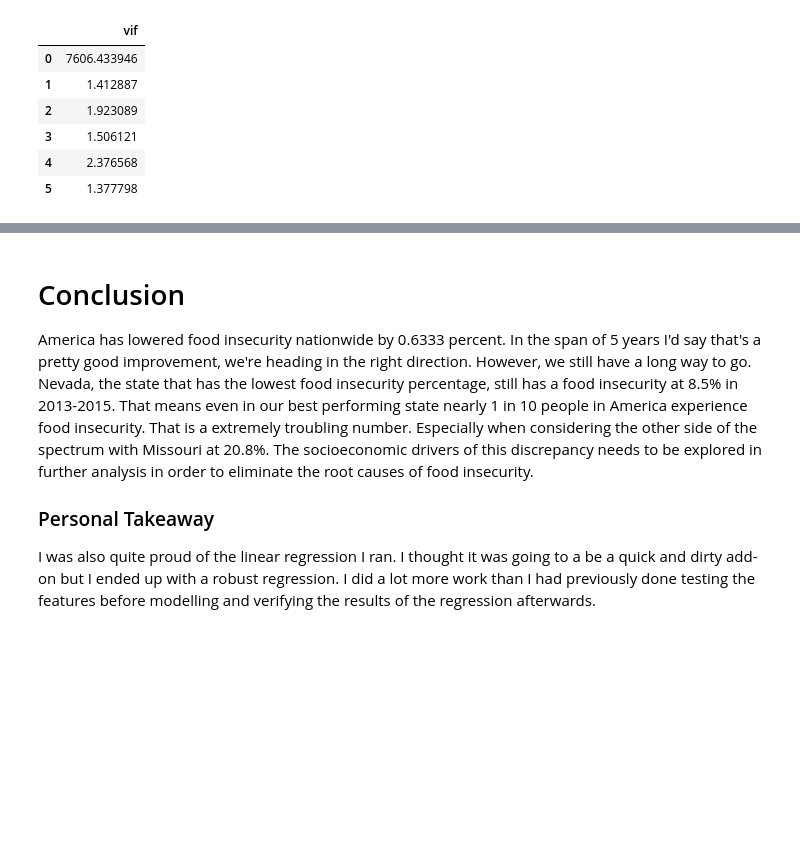
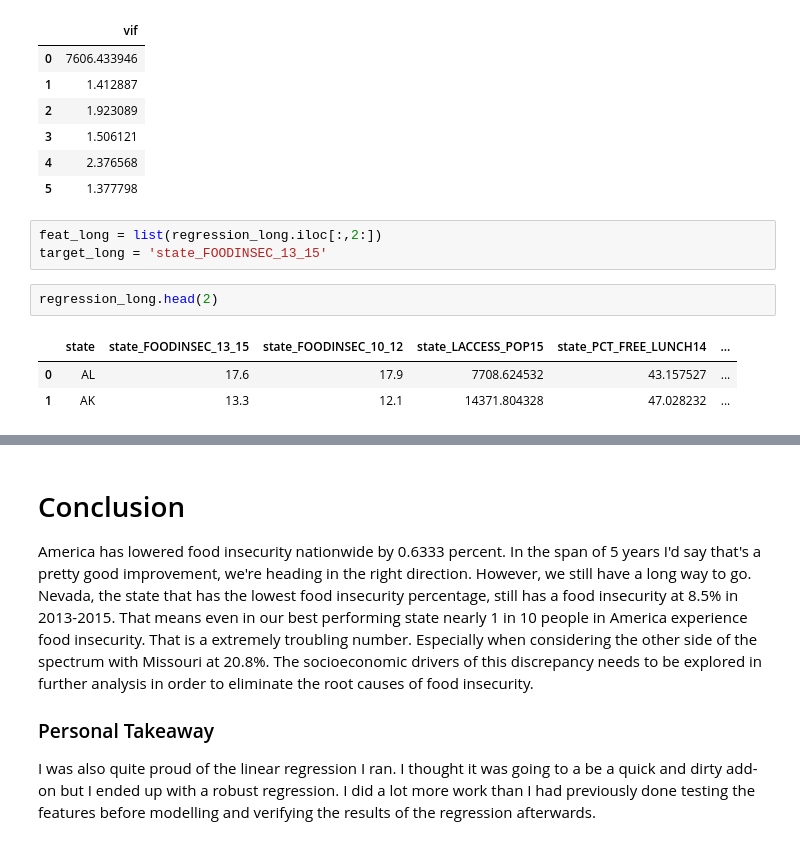
Before and after one commit to chriscross00/projects, a Jupyter notebook: food_security/reports/food_security_report.ipynb, the cells around one changed output, grey strips where cells are left out. Cells and saved outputs as stored; diff of their text form; blank space fills up the shorter version.

```diff
--- a/food_security/reports/food_security_report.ipynb
+++ b/food_security/reports/food_security_report.ipynb
@@ -183,3 +185,12 @@ vif_multicollinearity(pd.DataFrame(sm_X_train))
 | 3 | 1.506121 |
 | 4 | 2.376568 |
 | 5 | 1.377798 |
+# %%
+feat_long = list(regression_long.iloc[:,2:])
+target_long = 'state_FOODINSEC_13_15'
+# %%
+regression_long.head(2)
+# %% [output]
+|  | state | state_FOODINSEC_13_15 | state_FOODINSEC_10_12 | state_LACCESS_POP15 | state_PCT_FREE_LUNCH14 | ... |
+| 0 | AL | 17.6 | 17.9 | 7708.624532 | 43.157527 | ... |
+| 1 | AK | 13.3 | 12.1 | 14371.804328 | 47.028232 | ... |
```
Also changed, not shown: parts of 12 cells of this notebook, 2 other files.
